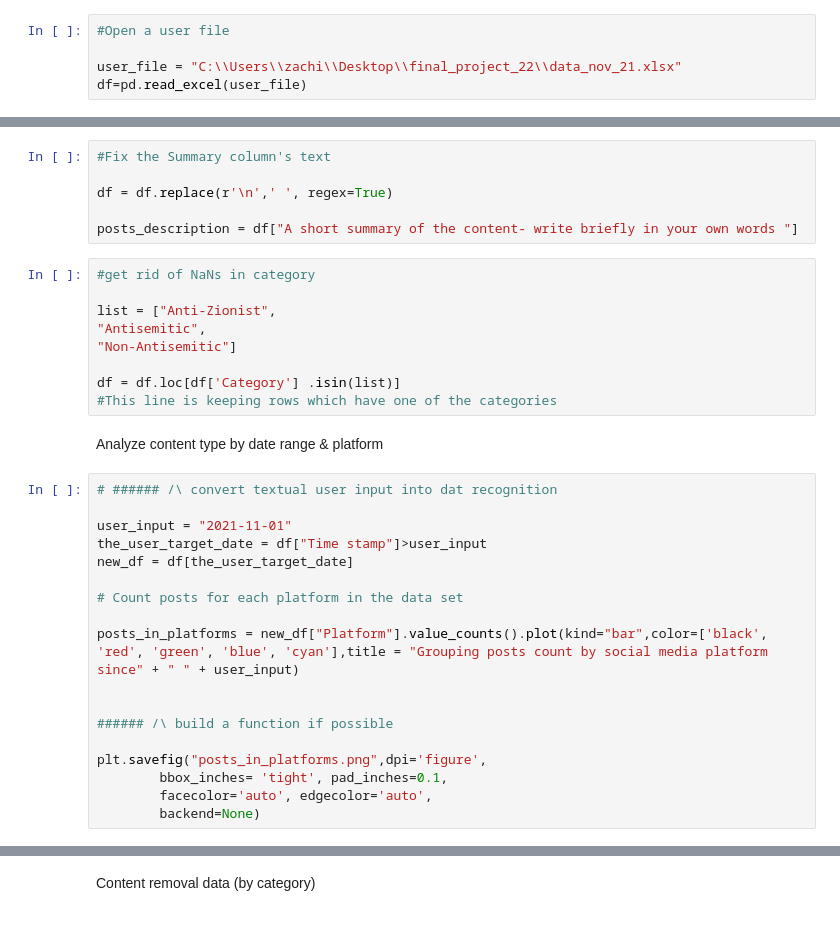
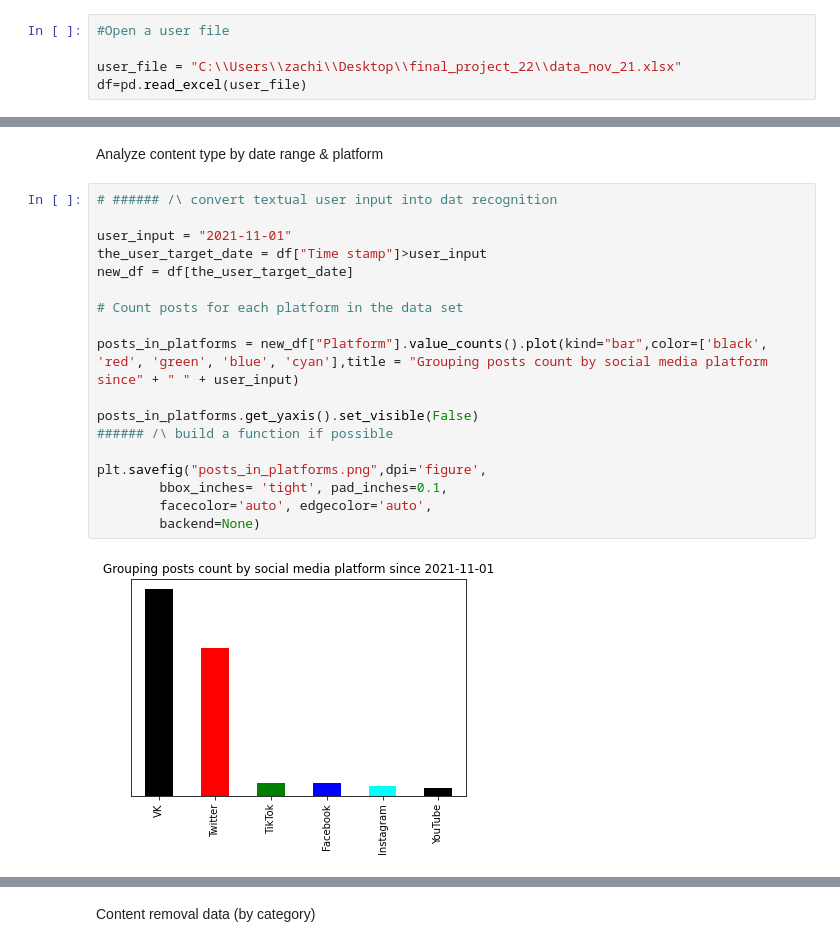
Before and after one commit to zackb124/Data-analysis-project-FOA, a Jupyter notebook: inner organization report/Inner organization report.ipynb, the cells around one changed output, grey strips where cells are left out. Saved outputs shown, nothing was run; the diff lists cells and outputs as text.

```diff
--- a/inner organization report/Inner organization report.ipynb
+++ b/inner organization report/Inner organization report.ipynb
@@ -44,38 +63,25 @@ df['Time stamp'] = pd.to_datetime(df['Time stamp'], errors='coerce') #This funct
-# %%
-#Fix the Summary column's text
-
-df = df.replace(r'\n',' ', regex=True)
-
-posts_description = df["A short summary of the content- write briefly in your own words "]
-# %%
-#get rid of NaNs in category
-
-list = ["Anti-Zionist",
-"Antisemitic",
-"Non-Antisemitic"]
-
-df = df.loc[df['Category'] .isin(list)]
-#This line is keeping rows which have one of the categories
 # %% [markdown]
 Analyze content type by date range & platform
 # %%
 # ###### /\ convert textual user input into dat recognition
 
 user_input = "2021-11-01"
 the_user_target_date = df["Time stamp"]>user_input
 new_df = df[the_user_target_date]
 
 # Count posts for each platform in the data set
 
 posts_in_platforms = new_df["Platform"].value_counts().plot(kind="bar",color=['black', 'red', 'green', 'blue', 'cyan'],title = "Grouping posts count by social media platform since" + " " + user_input)
 
-
+posts_in_platforms.get_yaxis().set_visible(False)
 ###### /\ build a function if possible
 
 plt.savefig("posts_in_platforms.png",dpi='figure',
         bbox_inches= 'tight', pad_inches=0.1,
         facecolor='auto', edgecolor='auto',
         backend=None)
+# %% [output]
+[figure, added]
 # %%
 #Mapping the category type through the platforms
 
```
Also changed, not shown: parts of 8 cells of this notebook, 13 other files.
